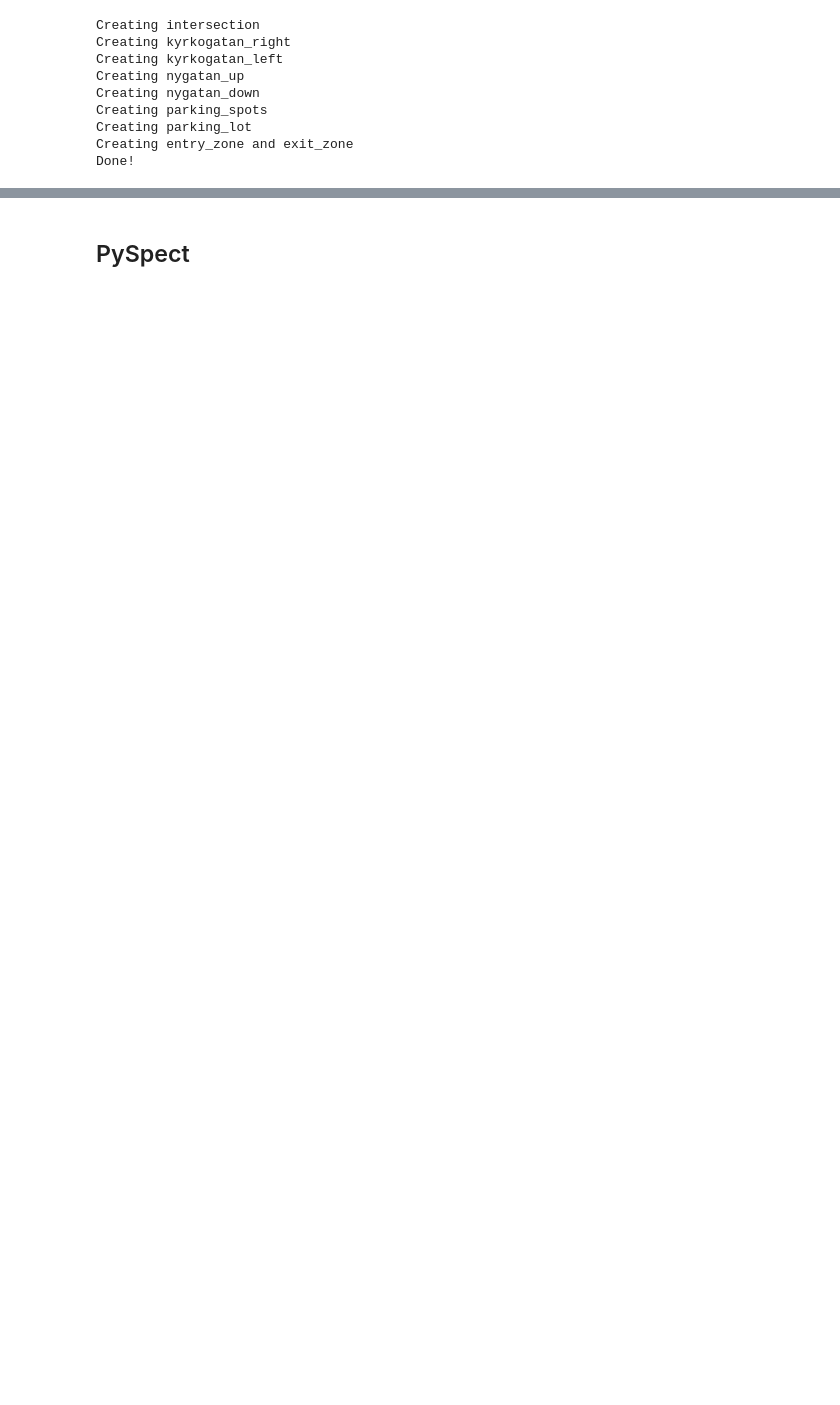
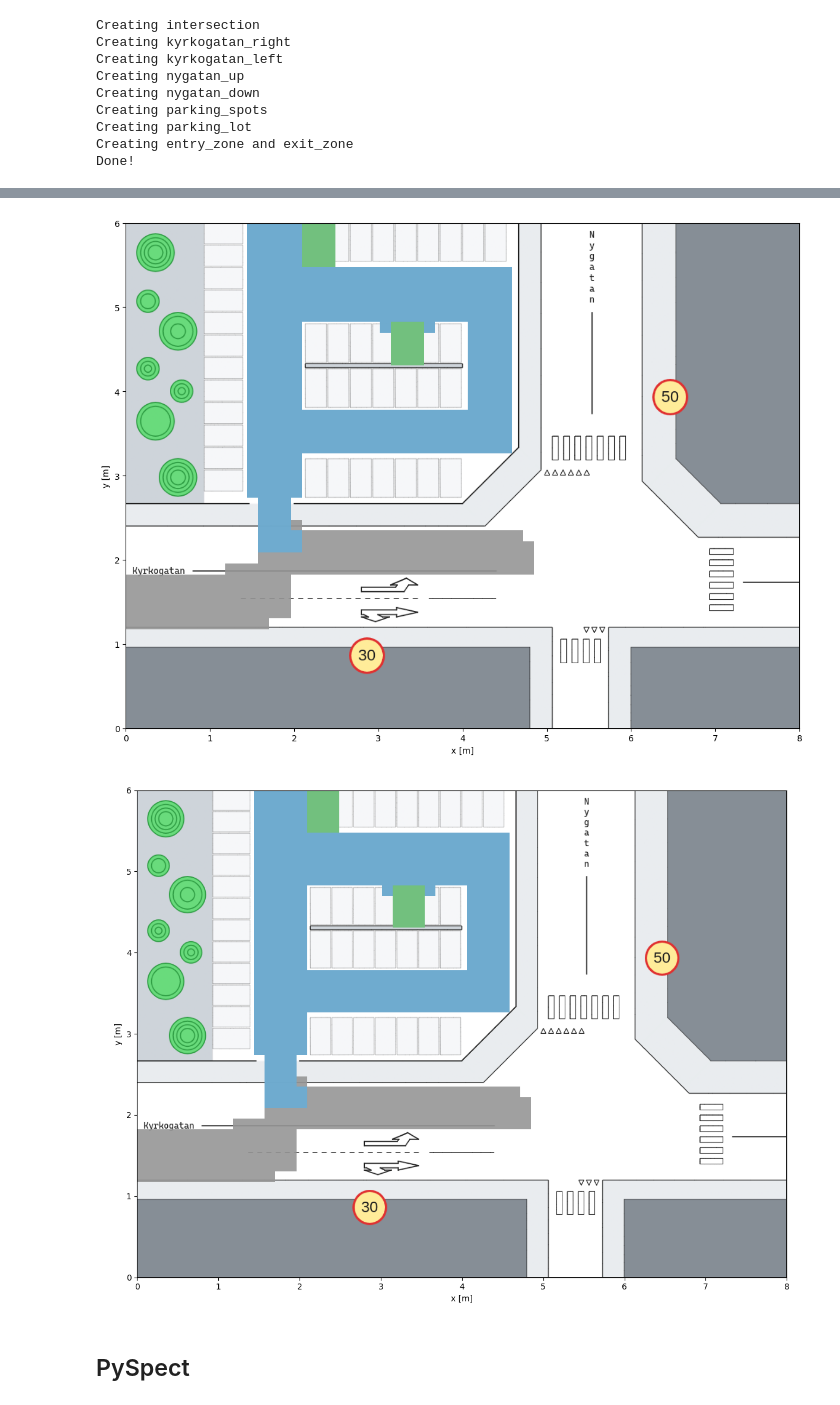
Before and after one commit to sulthansf/pyspect, a Jupyter notebook: examples/hj.ipynb, the cells around one changed output, grey strips where cells are left out. Drawn from its saved outputs; the diff is of its cells as text; code cells hidden in the pictures; blank space fills up the shorter version.

```diff
--- a/examples/hj.ipynb
+++ b/examples/hj.ipynb
@@ -670,7 +676,7 @@ if False:
         times=new_timeline(20),
     )
 else:
-    (v1_pass1,) = run('pass1',
+    (v2_pass1,) = run('pass1',
         rules=shp.union(kyrkogatan_right, kyrkogatan_left, parking_lot),
         avoid=[],
         start=parking_start,
@@ -686,24 +692,28 @@ Time To Compute: 29.57
 # %%
 plot_map(
     # ('Grays', shp.project_onto(shp.union(
     #         shp.union(kyrkogatan_left, parking_lot),
     #         shp.union(parking_spot_entry_1, parking_spot_1),
     #         shp.union(parking_spot_entry_2, parking_spot_2),
     #     ), 0, 1)
     # ),
 
     ## Parking ##
-    ('Blues', shp.project_onto(v1_pass1, 1, 2)),
-    ('Greens', shp.project_onto(parking_start, 0, 1)),
-    ('Reds', shp.project_onto(shp.union(parking_spot_1, parking_spot_2), 0, 1)),
+    ('Greys', shp.project_onto(v1_pass1, 1, 2)),
+    ('Blues', shp.project_onto(v2_pass1, 1, 2)),
+    # ('Greens', shp.project_onto(parking_start, 0, 1)),
+    ('Greens', shp.project_onto(shp.union(parking_spot_1, parking_spot_2), 0, 1)),
 
     # ## Environment ##
     # ('Oranges', shp.project_onto(shp.union(kyrkogatan_left, kyrkogatan_right), 0, 1)),
     # ('Purples', shp.project_onto(shp.union(nygatan_down, nygatan_up), 0, 1)),
     # ('Greens', shp.project_onto(parking_lot, 0, 1)),
 
-    alpha=0.7,
+    # alpha=0.7,
 )
+# %% [output]
+[figure, added]
+[figure, added]
 # %%
 I, F = interact_tubes(
     new_timeline(10),
```
Also changed, not shown: parts of 11 cells of this notebook, 2 other files.
